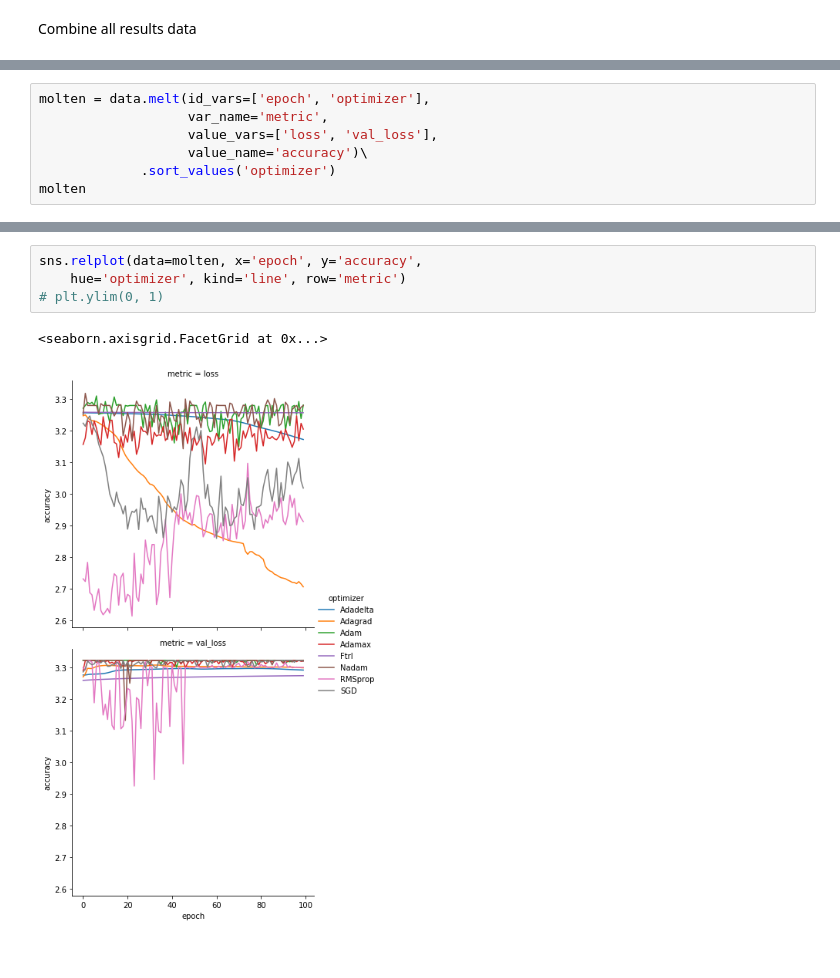
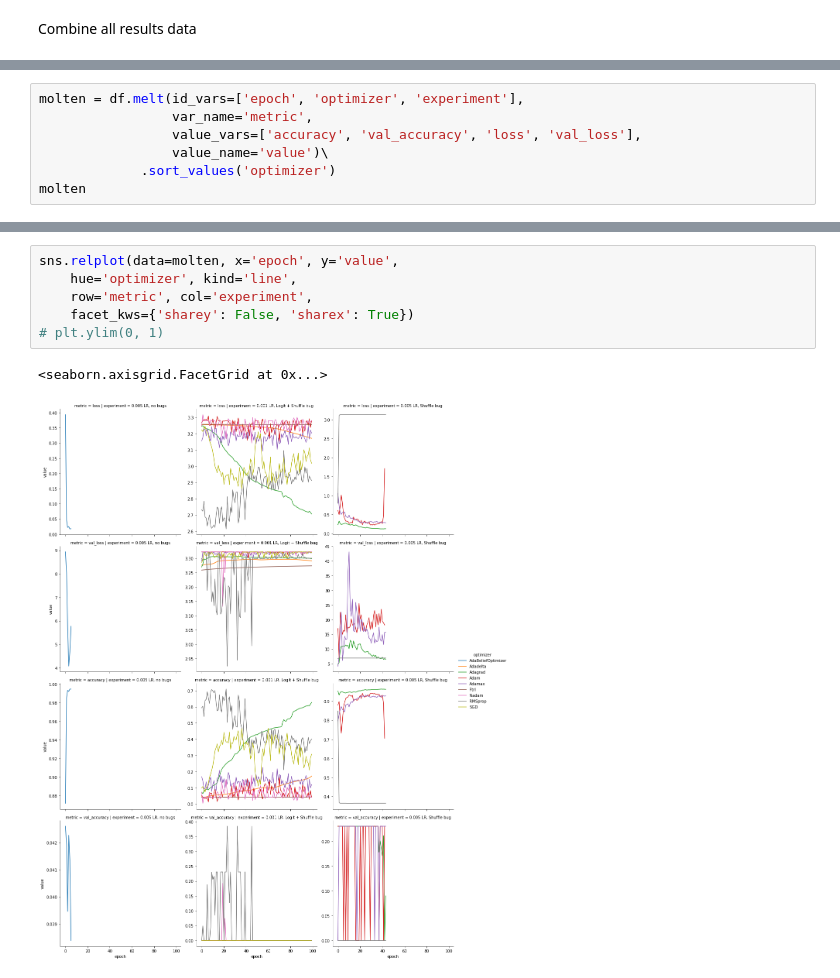
Before and after one commit to dunnkers/optimizers-sign-language, a Jupyter notebook: exploration/results.ipynb, the cells around one changed output, grey strips where cells are left out. Saved outputs shown, nothing was run; the diff lists cells and outputs as text.

```diff
--- a/exploration/results.ipynb
+++ b/exploration/results.ipynb
@@ -60,8 +68,8 @@ data.shape
 # %%
-molten = data.melt(id_vars=['epoch', 'optimizer'],
-                   var_name='metric',
-                   value_vars=['loss', 'val_loss'],
-                   value_name='accuracy')\
+molten = df.melt(id_vars=['epoch', 'optimizer', 'experiment'],
+                 var_name='metric',
+                 value_vars=['accuracy', 'val_accuracy', 'loss', 'val_loss'],
+                 value_name='value')\
              .sort_values('optimizer')
 molten
 # %% [output]
@@ -81,7 +89,9 @@ molten
 # %%
-sns.relplot(data=molten, x='epoch', y='accuracy',
-    hue='optimizer', kind='line', row='metric')
+sns.relplot(data=molten, x='epoch', y='value',
+    hue='optimizer', kind='line',
+    row='metric', col='experiment',
+    facet_kws={'sharey': False, 'sharex': True})
 # plt.ylim(0, 1)
 # %% [output]
 <seaborn.axisgrid.FacetGrid at 0x...>
-[figure, old version]
+[figure, new version]
```
Also changed, not shown: parts of 5 cells of this notebook.
